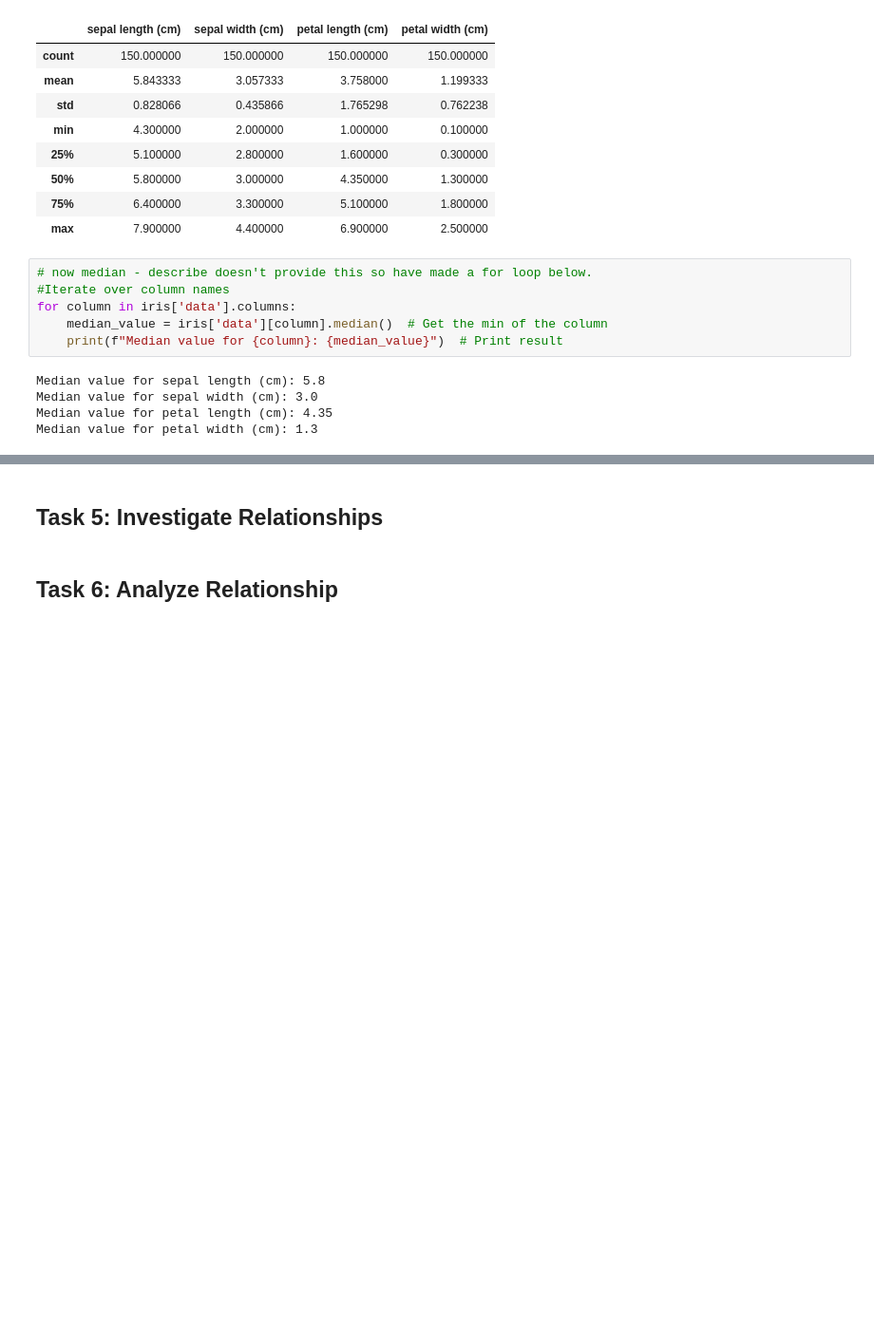
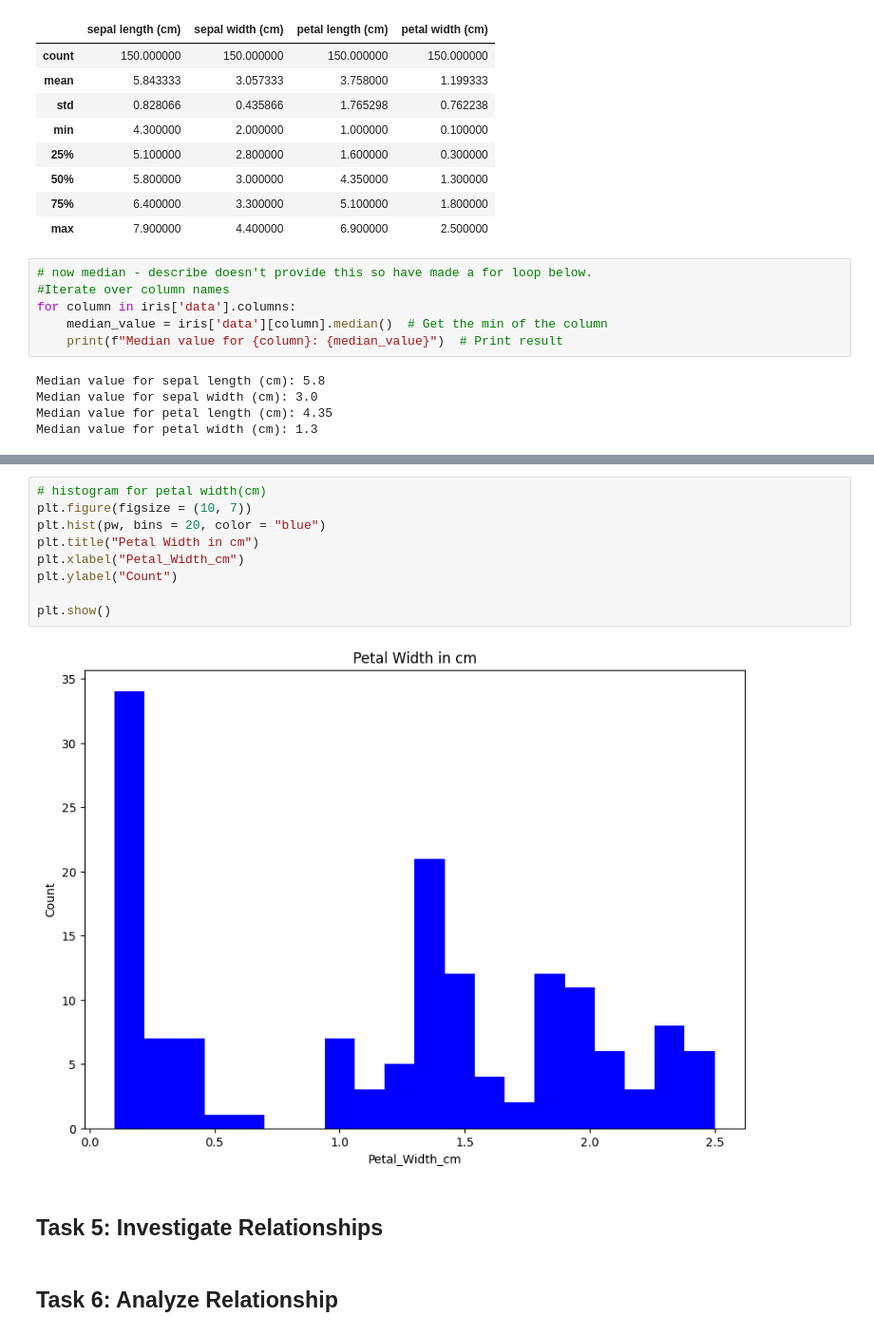
Before and after one commit to EmmaChubbCode/principles_of_da, a Jupyter notebook: tasks.ipynb, the cells around one changed output, grey strips where cells are left out. Shown: that part at 95% size. Drawn from its saved outputs; the diff is of its cells as text; blank space fills up the shorter version.

```diff
--- a/tasks.ipynb
+++ b/tasks.ipynb
@@ -151,3 +196,14 @@ Add appropriate titles and axis labels.
+# %%
+# histogram for petal width(cm)
+plt.figure(figsize = (10, 7))
+plt.hist(pw, bins = 20, color = "blue")
+plt.title("Petal Width in cm")
+plt.xlabel("Petal_Width_cm")
+plt.ylabel("Count")
+
+plt.show()
+# %% [output]
+[figure, added]
 # %% [markdown]
 ## Task 5: Investigate Relationships
 # %% [markdown]
```
Also changed, not shown: parts of 5 cells of this notebook.
